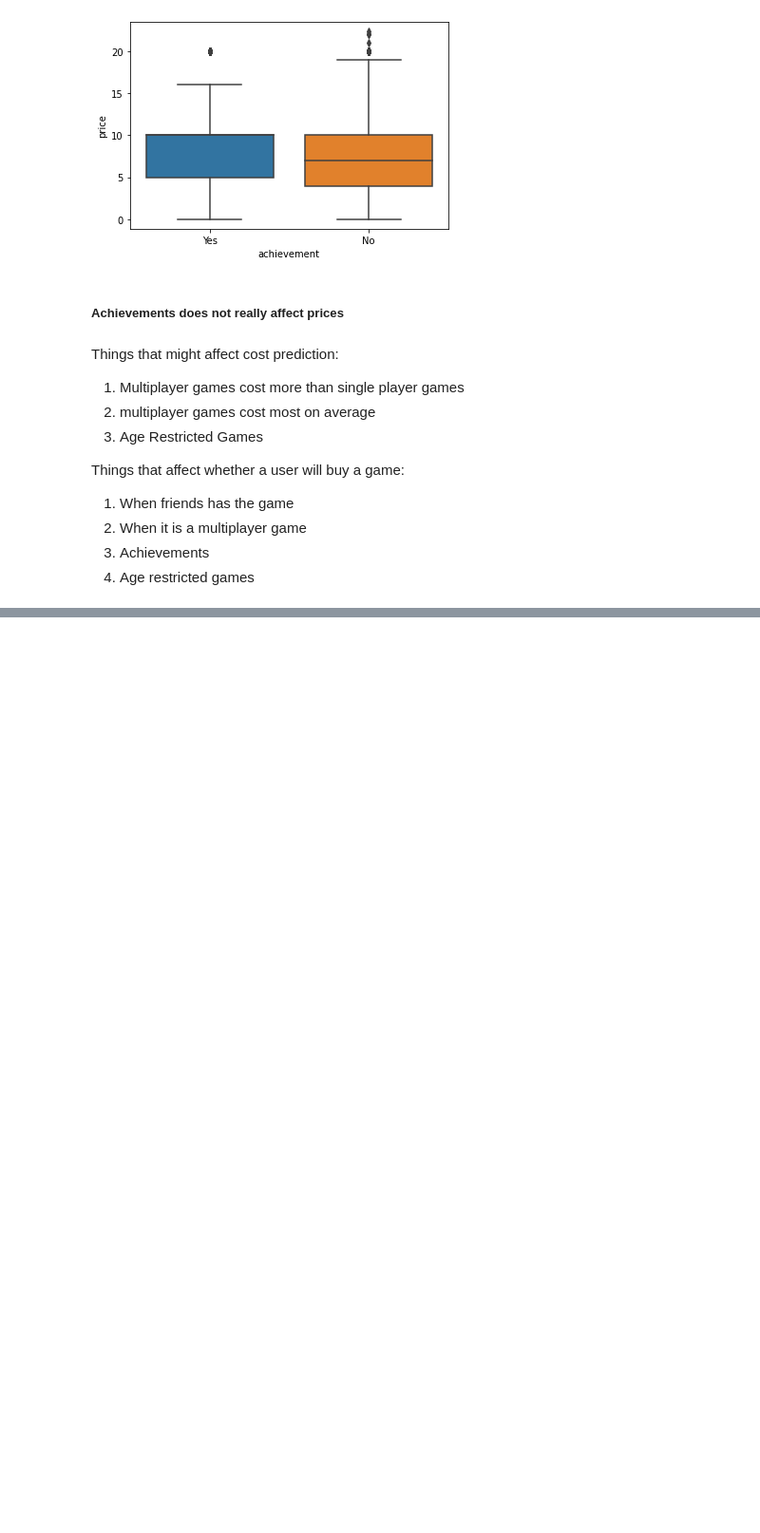
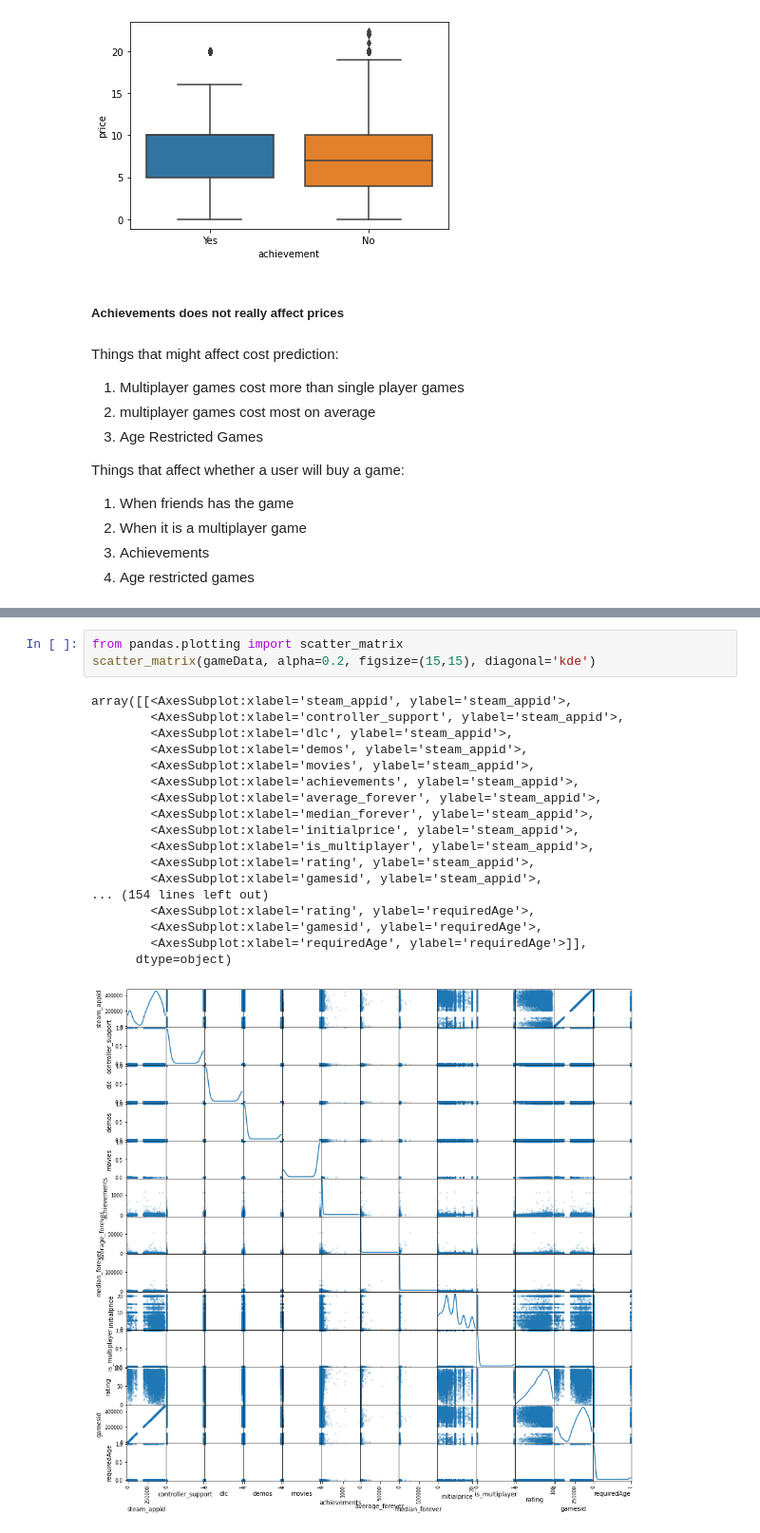
Before and after one commit to bryan9898/1015, a Jupyter notebook: Main/Main.ipynb, the cells around one changed output, grey strips where cells are left out. Shown at 95% size. Cells and saved outputs as stored; diff of their text form; blank space fills up the shorter version.

```diff
--- a/Main/Main.ipynb
+++ b/Main/Main.ipynb
@@ -486,0 +548,22 @@ Things that affect whether a user will buy a game:
+# %%
+from pandas.plotting import scatter_matrix
+scatter_matrix(gameData, alpha=0.2, figsize=(15,15), diagonal='kde')
+# %% [output]
+array([[<AxesSubplot:xlabel='steam_appid', ylabel='steam_appid'>,
+        <AxesSubplot:xlabel='controller_support', ylabel='steam_appid'>,
+        <AxesSubplot:xlabel='dlc', ylabel='steam_appid'>,
+        <AxesSubplot:xlabel='demos', ylabel='steam_appid'>,
+        <AxesSubplot:xlabel='movies', ylabel='steam_appid'>,
+        <AxesSubplot:xlabel='achievements', ylabel='steam_appid'>,
+        <AxesSubplot:xlabel='average_forever', ylabel='steam_appid'>,
+        <AxesSubplot:xlabel='median_forever', ylabel='steam_appid'>,
+        <AxesSubplot:xlabel='initialprice', ylabel='steam_appid'>,
+        <AxesSubplot:xlabel='is_multiplayer', ylabel='steam_appid'>,
+        <AxesSubplot:xlabel='rating', ylabel='steam_appid'>,
+        <AxesSubplot:xlabel='gamesid', ylabel='steam_appid'>,
+... (154 lines left out)
+        <AxesSubplot:xlabel='rating', ylabel='requiredAge'>,
+        <AxesSubplot:xlabel='gamesid', ylabel='requiredAge'>,
+        <AxesSubplot:xlabel='requiredAge', ylabel='requiredAge'>]],
+      dtype=object)
+[figure, added]
```
Also changed, not shown: parts of 15 cells of this notebook, 1 other file.
